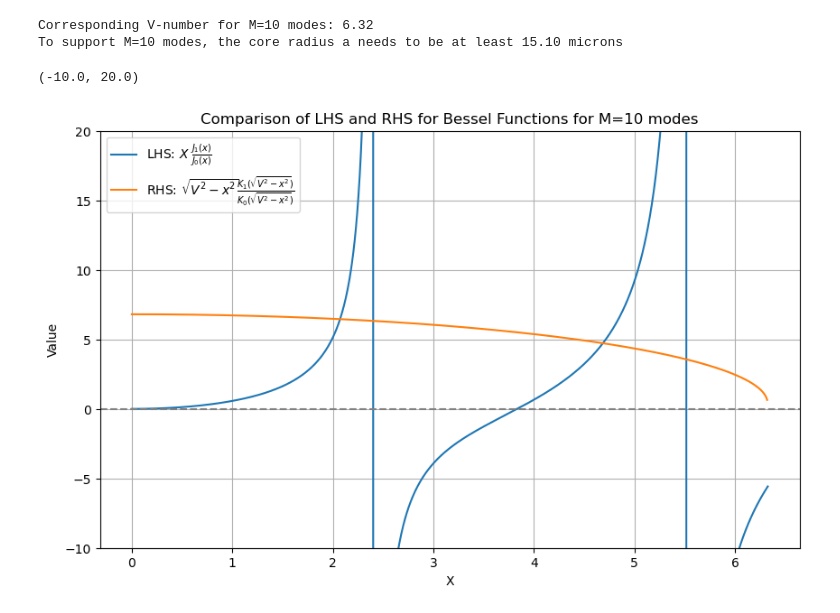
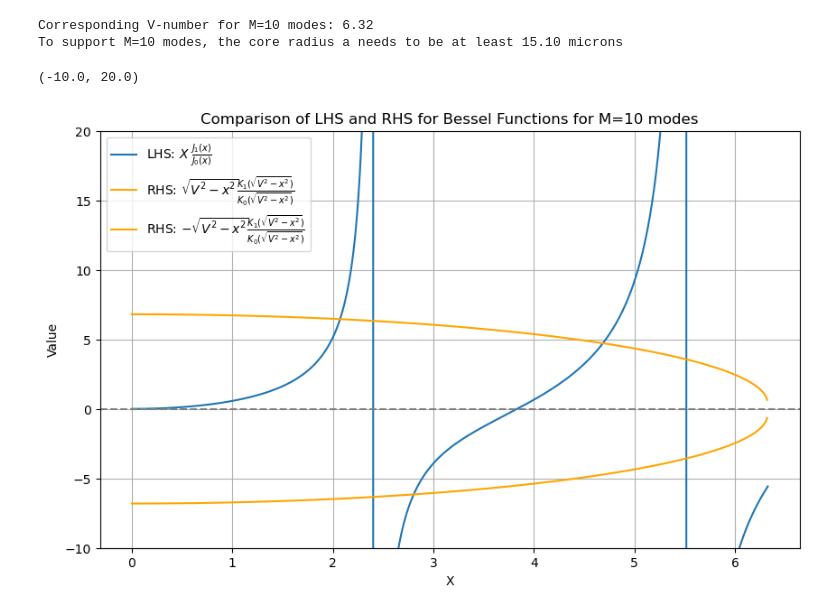
Before and after one commit to TongyueLiu/OH-Suppression-MRes-Project, a Jupyter notebook: Calculating Electric Field Properties.ipynb, the cells around one changed output. Saved outputs shown, nothing was run; the diff lists cells and outputs as text; code cells hidden in the pictures.

```diff
--- a/Calculating Electric Field Properties.ipynb
+++ b/Calculating Electric Field Properties.ipynb
@@ -672,17 +927,19 @@ X_m10 = np.linspace(0, V_m10, 1000)
 Y_m10 = np.sqrt((V_m10)**2 - X_m10**2)
 LHS_m10 = X_m10 * jv(1, X_m10) / jv(0, X_m10)
 RHS_m10 = Y_m10 * kv(1, Y_m10) / kv(0, Y_m10)
+RHS_m10_minus = - Y_m10 * kv(1, Y_m10) / kv(0, Y_m10)
 # %%
 plt.figure(figsize=(10, 6))
 plt.plot(X_m10, LHS_m10, label='LHS: $X\ \\frac{J_1(x)}{J_0(x)}$')
-plt.plot(X_m10, RHS_m10, label='RHS: $\sqrt{V^2 - x^2} \\frac{K_1(\sqrt{V^2 - x^2})}{K_0(\sqrt{V^2 - x^2})}$')
+plt.plot(X_m10, RHS_m10, label='RHS: $\sqrt{V^2 - x^2} \\frac{K_1(\sqrt{V^2 - x^2})}{K_0(\sqrt{V^2 - x^2})}$', color='orange')
+plt.plot(X_m10, RHS_m10_minus, label='RHS: $-\sqrt{V^2 - x^2} \\frac{K_1(\sqrt{V^2 - x^2})}{K_0(\sqrt{V^2 - x^2})}$', color='orange')
 plt.axhline(0, color='gray', linestyle='--')
 plt.title('Comparison of LHS and RHS for Bessel Functions for M=10 modes')
 plt.xlabel('X')
 plt.ylabel('Value')
 plt.legend()
 plt.grid()
 plt.ylim(-10,20)
 # %% [output]
 (-10.0, 20.0)
-[figure, old version]
+[figure, new version]
```
Also changed, not shown: parts of 30 cells of this notebook, 1 other file.
